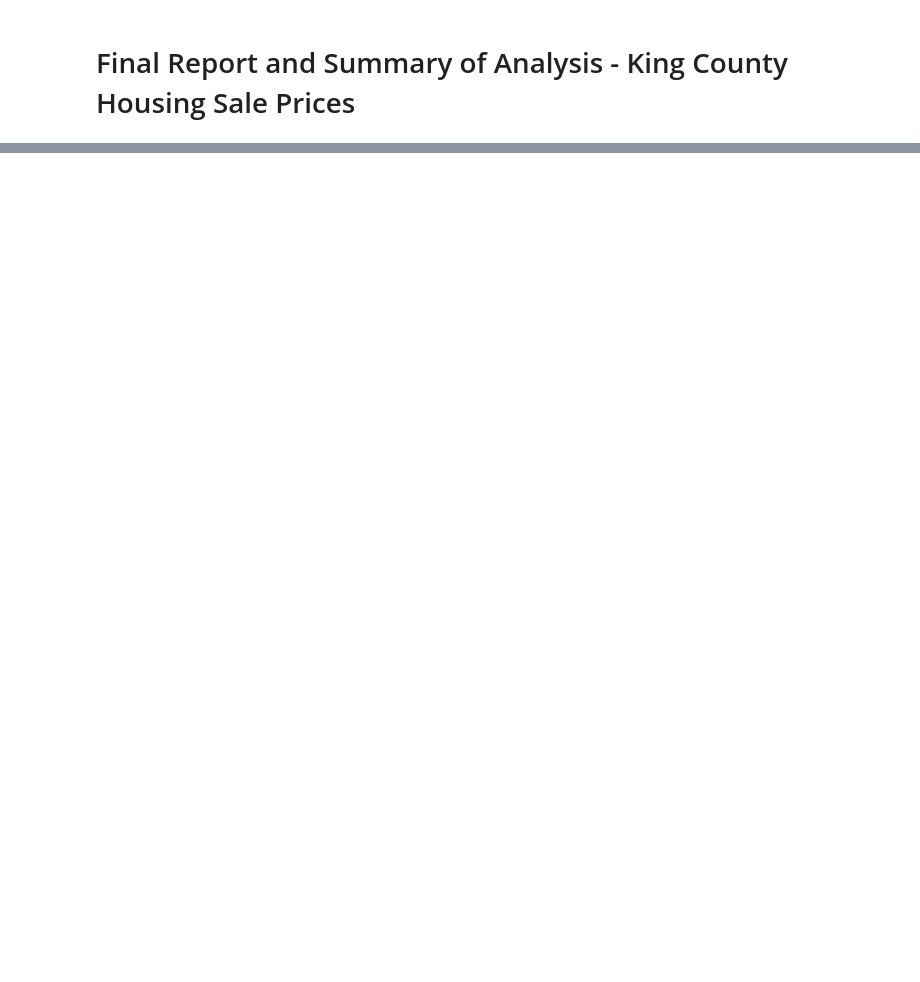
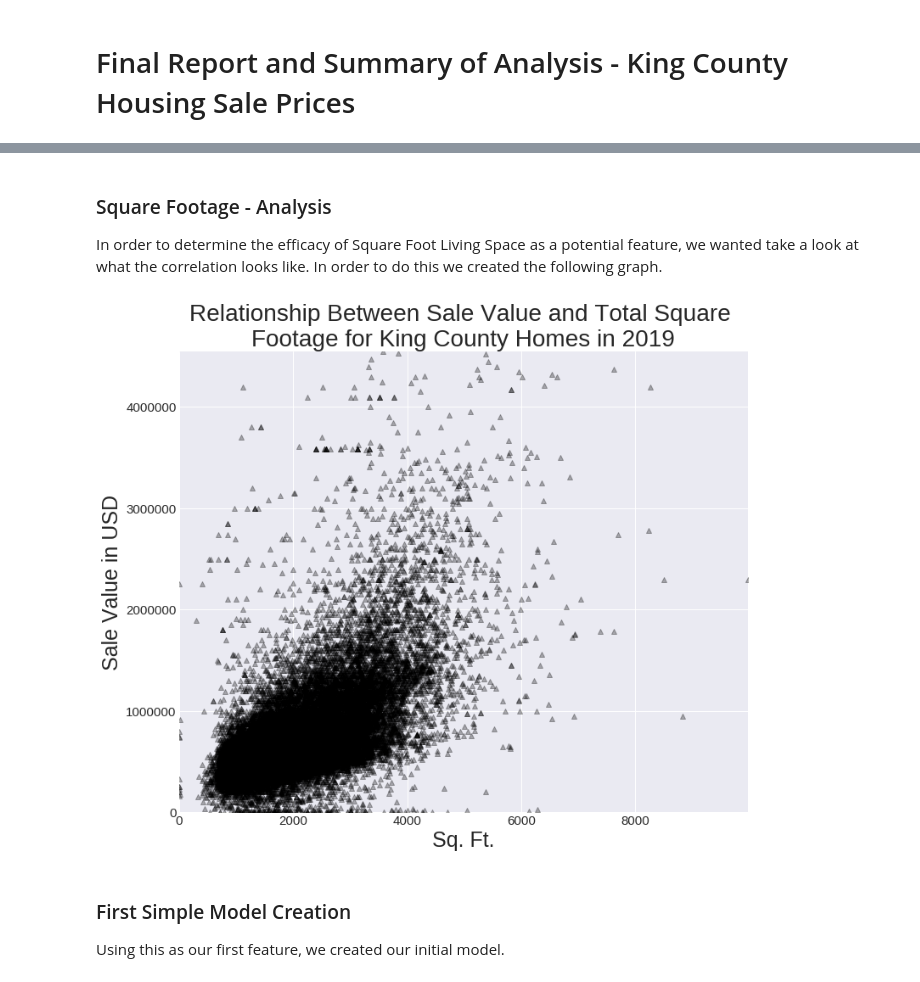
Before and after one commit to chum46/housing_sales_king_county, a Jupyter notebook: notebooks/report/00_final_report_and_summary.ipynb, the cells around one changed output, grey strips where cells are left out. Cells and saved outputs as stored; diff of their text form; code cells hidden in the pictures; blank space fills up the shorter version.

```diff
--- a/notebooks/report/00_final_report_and_summary.ipynb
+++ b/notebooks/report/00_final_report_and_summary.ipynb
@@ -158,0 +68,7 @@ plt.show()
+# %%
+import pandas as pd
+data_folder = '../../data/'
+
+sales = pd.read_csv(data_folder+'EXTR_RPSale_final.csv',dtype={'Major': 'string', 'Minor':'string', 'PIN': 'string'})
+parcels = pd.read_csv(data_folder+'EXTR_Parcel_final.csv',dtype={'Major': 'string', 'Minor':'string', 'PIN': 'string'})
+res_bldg = pd.read_csv(data_folder+'EXTR_ResBldg_final.csv', dtype={'Major':'string', 'Minor':'string', 'PIN':'string'})
@@ -158,0 +119,33 @@ plt.show()
+# %% [markdown]
+### Square Footage - Analysis
+In order to determine the efficacy of Square Foot Living Space as a potential feature, we wanted take a look at what the correlation looks like. In order to do this we created the following graph.
+# %%
+import matplotlib.pyplot as plt
+
+plt.style.use('seaborn-darkgrid')
+
+# format
+x = sales_and_res.SqFtTotLiving
+y = sales_and_res.SalePrice
+xmin = 0
+xmax = x.max()
+ymin = 0
+ymax = y.max()
+
+fig, ax = plt.subplots(1,1 , sharey=True, figsize=(12, 10))
+
+
+ax.scatter(x, y, marker='^', alpha=.3, c='black')
+ax.axis([xmin, xmax, ymin, ymax])
+ax.plot()
+
+#set text
+ax.set_title("Relationship Between Sale Value and Total Square \nFootage for King County Homes in 2019", fontsize=28)
+ax.set_xlabel('Sq. Ft.', fontsize = 25)
+ax.set_ylabel('Sale Value in USD', fontsize = 25)
+ax.tick_params(labelsize=15)
+# %% [output]
+[figure, added]
+# %% [markdown]
+### First Simple Model Creation
+Using this as our first feature, we created our initial model.
```
Also changed, not shown: parts of 92 cells of this notebook, 24 other files.
